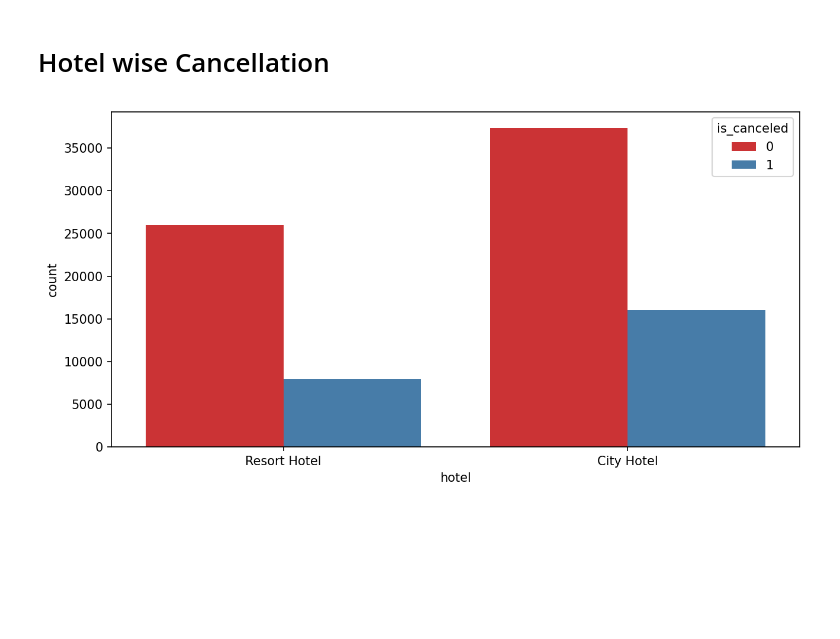
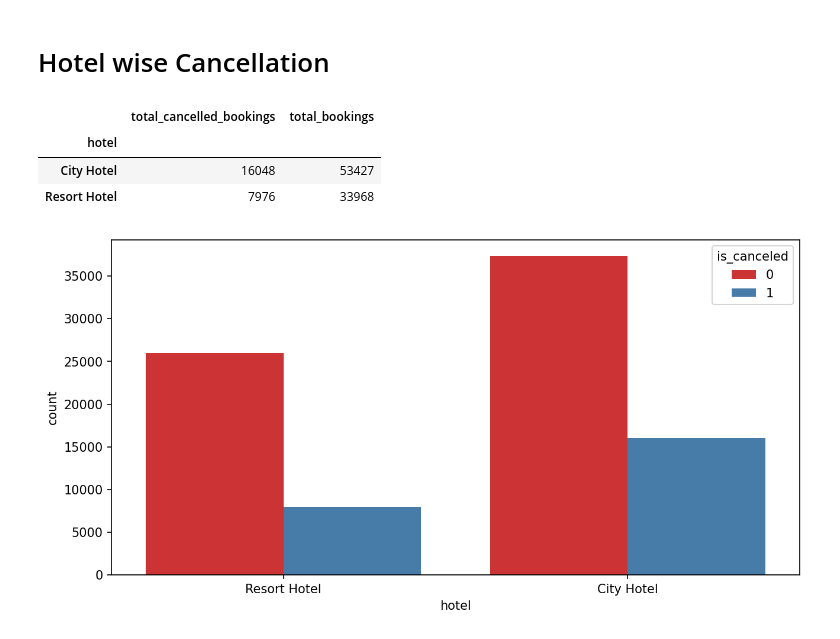
Before and after one commit to waghpallavi/hotel_booking_analysis, a Jupyter notebook: Hotel_Booking_analysis.ipynb, the cells around one changed output. Drawn from its saved outputs; the diff is of its cells as text; code cells hidden in the pictures; blank space fills up the shorter version.

```diff
--- a/Hotel_Booking_analysis.ipynb
+++ b/Hotel_Booking_analysis.ipynb
@@ -703,14 +631,20 @@ Are there any insights that lead to negative growth? Justify with specific reaso
 # %%
 # Selecting and counting number of cancelled bookings for each hotel.
 cancelled_data = ready_df[ready_df['is_canceled'] == 1]
 cancel_grp = cancelled_data.groupby('hotel')
 D1 = pd.DataFrame(cancel_grp.size()).rename(columns = {0:'total_cancelled_bookings'})
 
 # Counting total number of bookings for each type of hotel
 grouped_by_hotel = ready_df.groupby('hotel')
 total_booking = grouped_by_hotel.size()
 D2 = pd.DataFrame(total_booking).rename(columns = {0: 'total_bookings'})
 D3 = pd.concat([D1,D2], axis = 1)
+D3
+# %% [output]
+|  | total_cancelled_bookings | total_bookings |
+| hotel |  |  |
+| City Hotel | 16048 | 53427 |
+| Resort Hotel | 7976 | 33968 |
 # %%
 plt.figure(figsize=(10,5),dpi=150)
 sns.countplot(data=ready_df,x='hotel',hue='is_canceled',palette = 'Set1')
```
Also changed, not shown: parts of 40 cells of this notebook.
